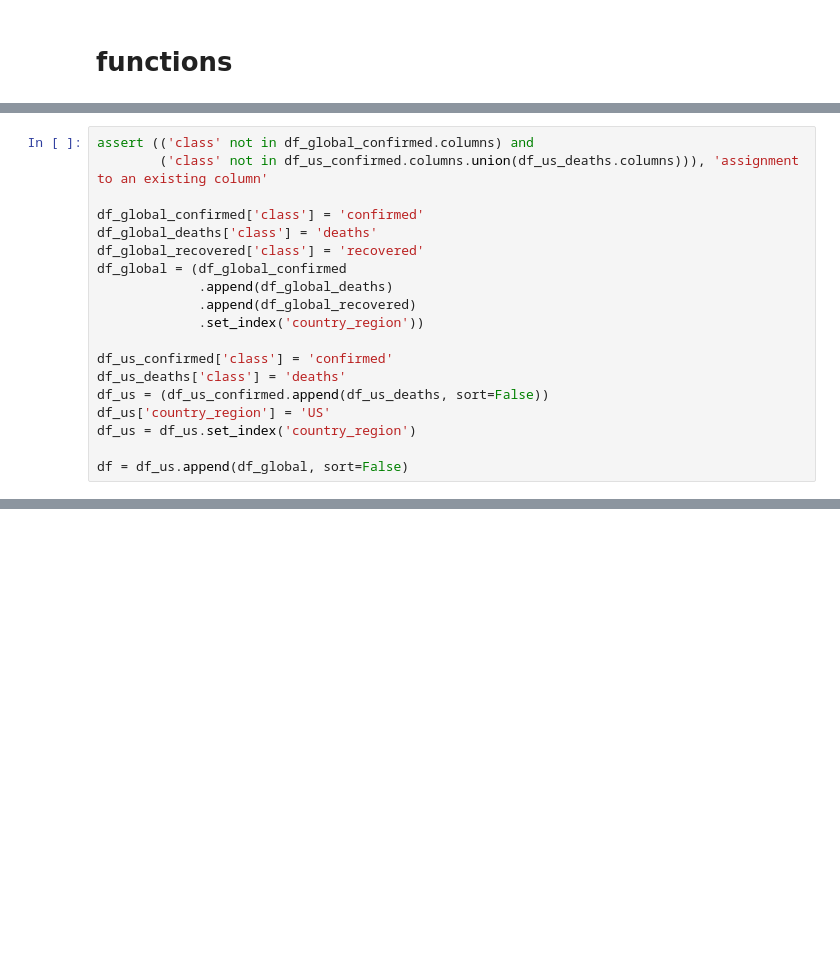
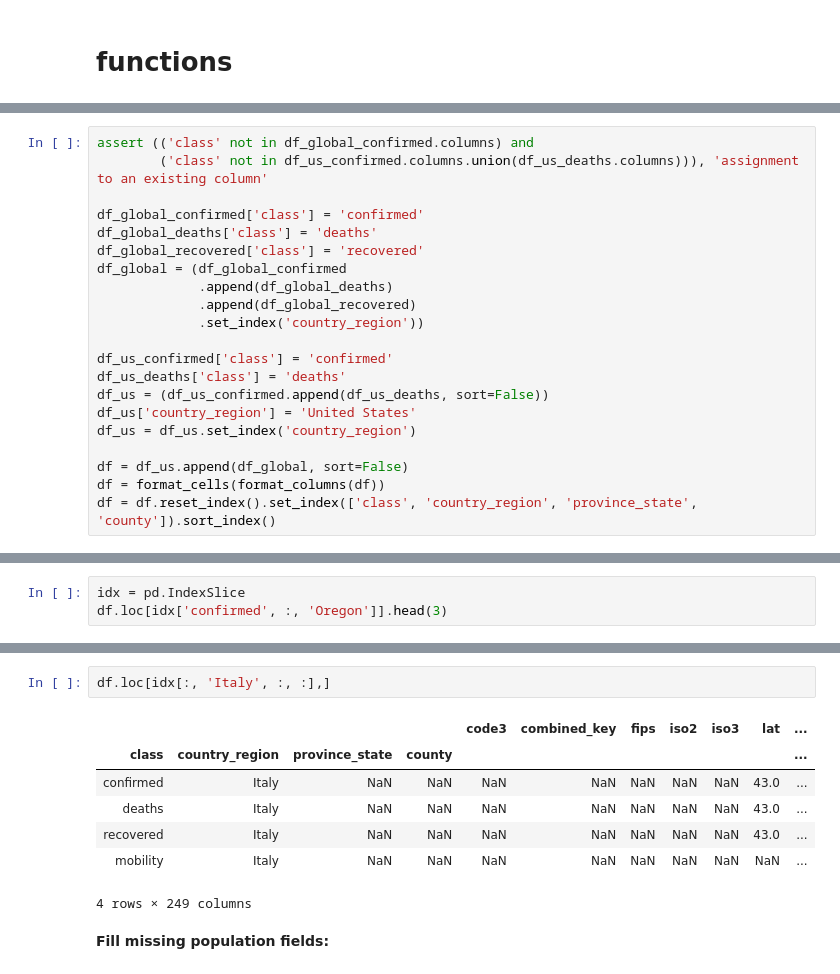
Before and after one commit to abtinkd/covid19, a Jupyter notebook: data-exploration.ipynb, the cells around one changed output, grey strips where cells are left out. Cells and saved outputs as stored; diff of their text form; blank space fills up the shorter version.

```diff
--- a/data-exploration.ipynb
+++ b/data-exploration.ipynb
@@ -115,7 +181,9 @@ df_global = (df_global_confirmed
 df_us_confirmed['class'] = 'confirmed'
 df_us_deaths['class'] = 'deaths'
 df_us = (df_us_confirmed.append(df_us_deaths, sort=False))
-df_us['country_region'] = 'US'
+df_us['country_region'] = 'United States'
 df_us = df_us.set_index('country_region')
 
 df = df_us.append(df_global, sort=False)
+df = format_cells(format_columns(df))
+df = df.reset_index().set_index(['class', 'country_region', 'province_state', 'county']).sort_index()
@@ -123,0 +192,3 @@ df = df_us.append(df_global, sort=False)
+# %%
+idx = pd.IndexSlice
+df.loc[idx['confirmed', :, 'Oregon']].head(3)
@@ -123,0 +249,12 @@ df = df_us.append(df_global, sort=False)
+# %%
+df.loc[idx[:, 'Italy', :, :],]
+# %% [output]
+|  |  |  |  | code3 | combined_key | fips | iso2 | iso3 | lat | ... |
+| class | country_region | province_state | county |  |  |  |  |  |  | ... |
+| confirmed | Italy | NaN | NaN | NaN | NaN | NaN | NaN | NaN | 43.0 | ... |
+| deaths | Italy | NaN | NaN | NaN | NaN | NaN | NaN | NaN | 43.0 | ... |
+| recovered | Italy | NaN | NaN | NaN | NaN | NaN | NaN | NaN | 43.0 | ... |
+| mobility | Italy | NaN | NaN | NaN | NaN | NaN | NaN | NaN | NaN | ... |
+4 rows × 249 columns
+# %% [markdown]
+**Fill missing population fields:**
```
Also changed, not shown: parts of 29 cells of this notebook.
